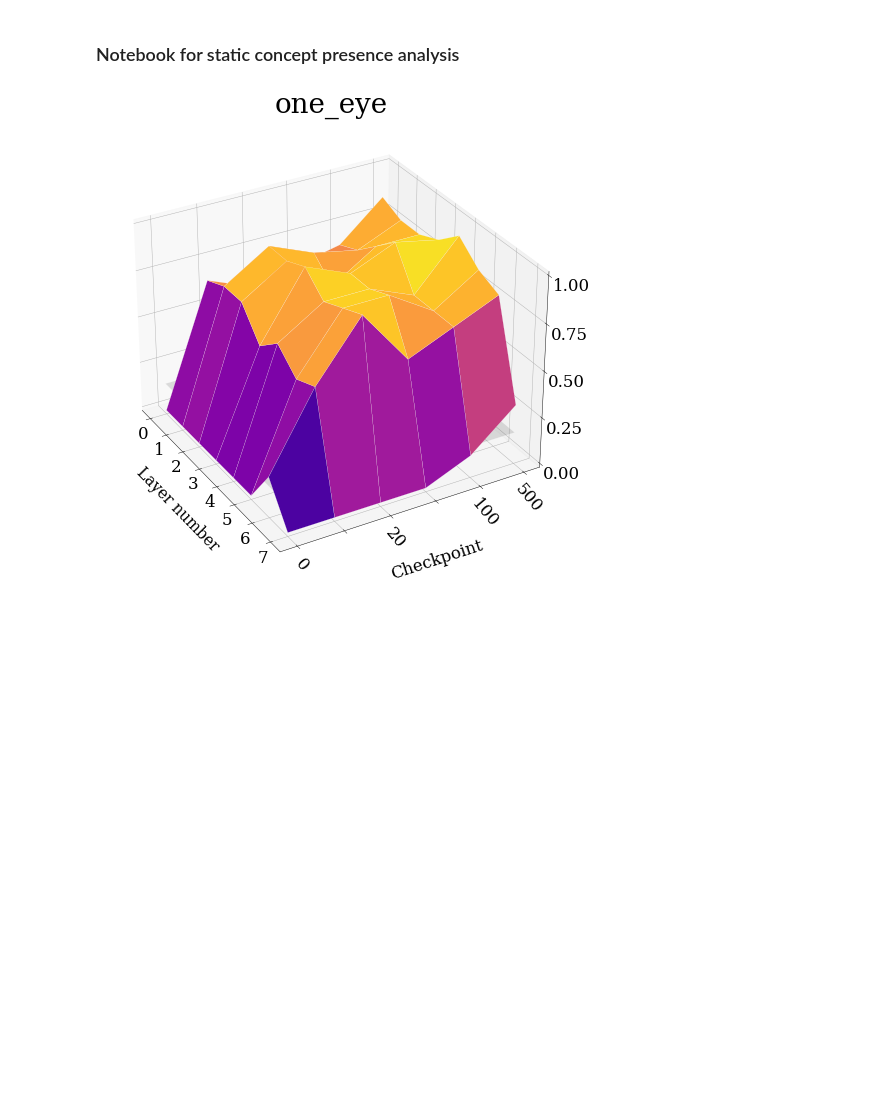
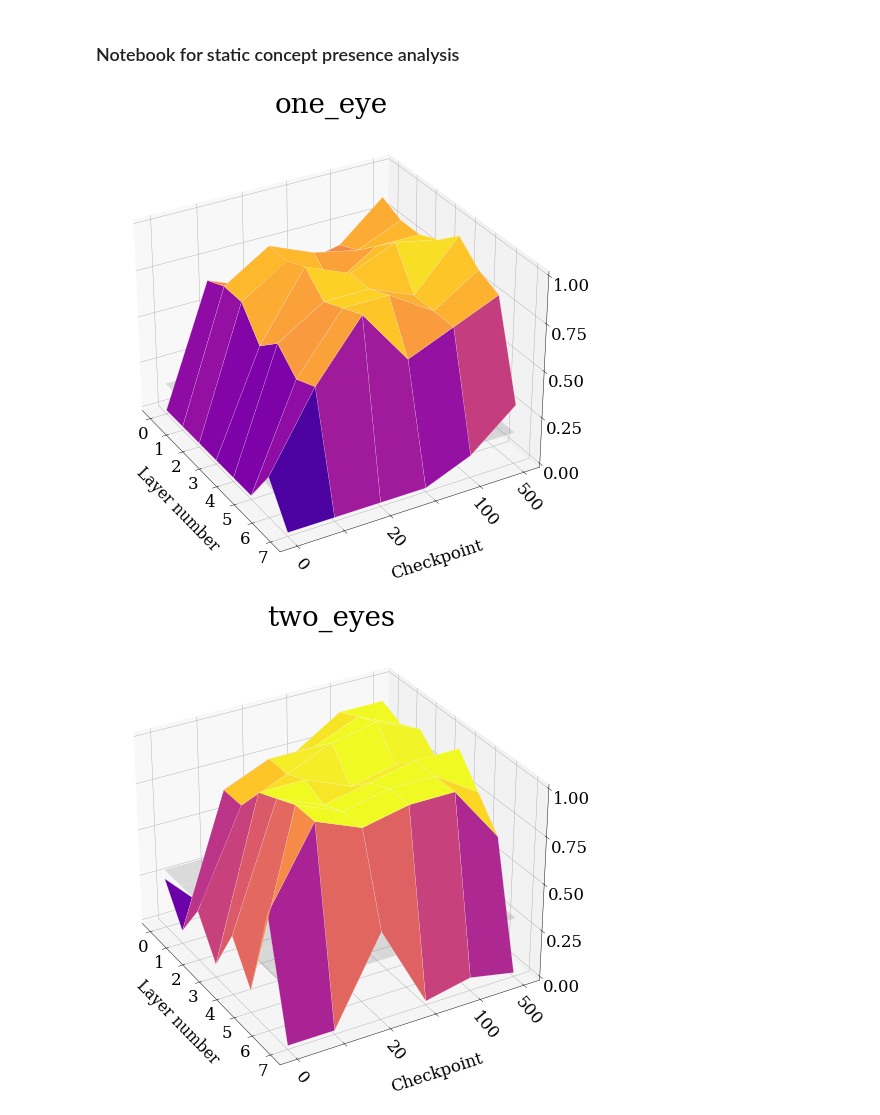
Before and after one commit to erikssommer/xai-concept-methods-drl, a Jupyter notebook: notebooks/static_concept_presence.ipynb, the cells around one changed output. Drawn from its saved outputs; the diff is of its cells as text; code cells hidden in the pictures; blank space fills up the shorter version.

```diff
--- a/notebooks/static_concept_presence.ipynb
+++ b/notebooks/static_concept_presence.ipynb
@@ -26,7 +26,7 @@ model_type = "resnet" if resnet else "convnet"
 
 #static_concepts = ['one_eye', 'two_eyes', 'area_advantage', 'tsumego', 'has_winning_move', 'capture_stones_threat', 'play_center_in_opening', 'win_on_pass', 'random']
 
-static_concepts = ['one_eye']
+static_concepts = ['one_eye', 'two_eyes']
 
 for concept in static_concepts:
     # Input regression plot
@@ -95,30 +95,31 @@ for concept in static_concepts:
     ax.set_title(concept, fontsize=50, pad=-20)
     ax.set_xlabel("Layer number", labelpad=30, fontsize=28, zorder=10)
     ax.set_ylabel("Checkpoint", labelpad=45,fontsize=30,zorder=10)
     plt.xticks(fontsize=30, rotation=0)
     plt.xticks(np.arange(z.shape[1]))
     plt.yticks(fontsize=30, rotation=-50)
     ax.tick_params('z', labelsize=30, pad=15, reset=True)
     fig.patch.set_facecolor("white")
 
     ax.zaxis.set_major_locator(LinearLocator(5))
 
     labels = levels.copy()
     labels[0] = 0
     plt.yticks(np.arange(len(levels)), labels)
     yticks = ax.yaxis.get_major_ticks()
     for i in range(1, len(labels), 2):
         yticks[i].label1.set_visible(False)
 
     yticks[-1].label1.set_visible(True)
     # A StrMethodFormatter is used automatically
     ax.zaxis.set_major_formatter('{x:.02f}')
     ax.view_init(30, -30)
 
     # Add legend to describe the surfaces
     #ax.legend([surf_1, surf_2], ["Input presence", "Concept presence"], loc='upper center', bbox_to_anchor=(0.5, -0.05), fancybox=True, shadow=True, ncol=2, fontsize=30)
 
     os.makedirs(f"plots/static/{model_type}/{board_name}/{session_name}", exist_ok=True)
     plt.savefig(f"plots/static/{model_type}/{board_name}/{session_name}/{concept}.png", transparent=False)
 # %% [output]
 [figure]
+[figure, added]
```
Also changed, not shown: 2 other files.
